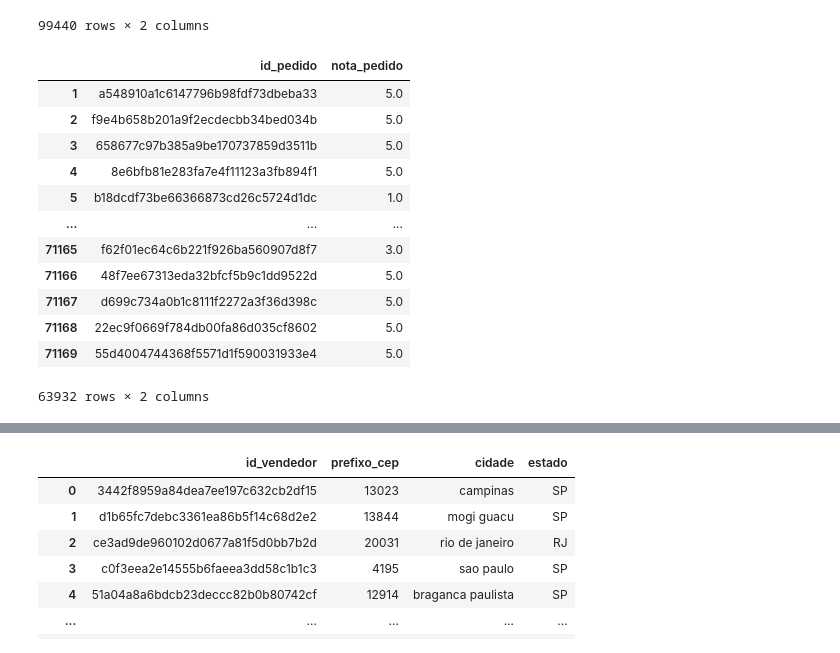
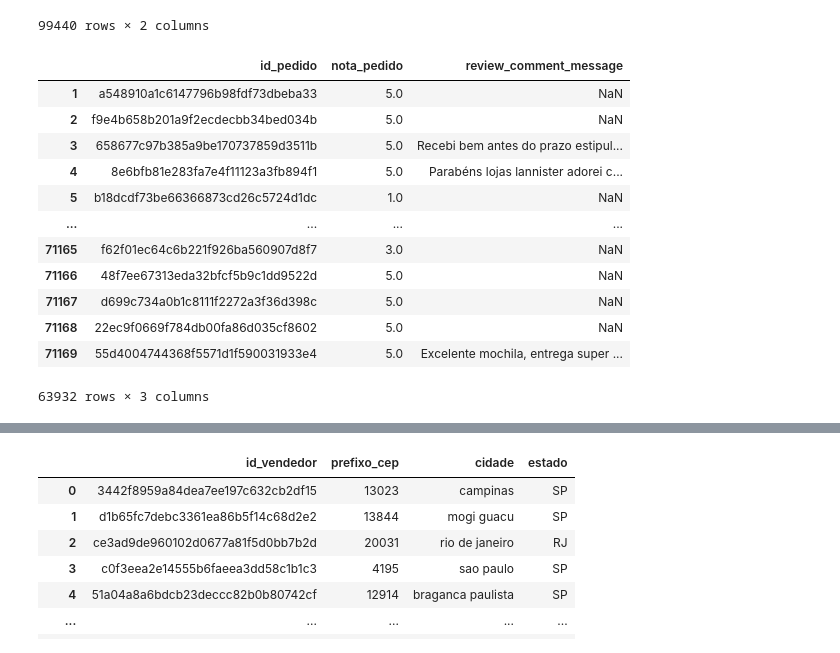
Before and after one commit to madusagii/Z-O, a Jupyter notebook: z-o.ipynb, the cells around one changed output, grey strips where cells are left out. Drawn from its saved outputs; the diff is of its cells as text; code cells hidden in the pictures.

```diff
--- a/z-o.ipynb
+++ b/z-o.ipynb
@@ -143,21 +150,21 @@ df_order_payments
 # %%
 #Área de Tratamento de df_order_reviews
 
-df_order_reviews = df_order_reviews.drop(columns = ['review_id', 'review_comment_title', 'review_comment_message', 'review_creation_date', 'review_answer_timestamp'])
+df_order_reviews = df_order_reviews.drop(columns = ['review_id', 'review_comment_title', 'review_creation_date', 'review_answer_timestamp'])
 df_order_reviews = df_order_reviews.rename(columns= {'order_id': 'id_pedido', 'review_score': 'nota_pedido'})
 df_order_reviews = df_order_reviews.drop_duplicates(subset = ['id_pedido']).dropna(subset = ['id_pedido', 'nota_pedido'])
 df_order_reviews
 # %% [output]
-|  | id_pedido | nota_pedido |
-| 1 | a548910a1c6147796b98fdf73dbeba33 | 5.0 |
-| 2 | f9e4b658b201a9f2ecdecbb34bed034b | 5.0 |
-| 3 | 658677c97b385a9be170737859d3511b | 5.0 |
-| 4 | 8e6bfb81e283fa7e4f11123a3fb894f1 | 5.0 |
-| 5 | b18dcdf73be66366873cd26c5724d1dc | 1.0 |
-| ... | ... | ... |
-| 71165 | f62f01ec64c6b221f926ba560907d8f7 | 3.0 |
-| 71166 | 48f7ee67313eda32bfcf5b9c1dd9522d | 5.0 |
-| 71167 | d699c734a0b1c8111f2272a3f36d398c | 5.0 |
-| 71168 | 22ec9f0669f784db00fa86d035cf8602 | 5.0 |
-| 71169 | 55d4004744368f5571d1f590031933e4 | 5.0 |
+|  | id_pedido | nota_pedido | review_comment_message |
+| 1 | a548910a1c6147796b98fdf73dbeba33 | 5.0 | NaN |
+| 2 | f9e4b658b201a9f2ecdecbb34bed034b | 5.0 | NaN |
+| 3 | 658677c97b385a9be170737859d3511b | 5.0 | Recebi bem antes do prazo estipul... |
+| 4 | 8e6bfb81e283fa7e4f11123a3fb894f1 | 5.0 | Parabéns lojas lannister adorei c... |
+| 5 | b18dcdf73be66366873cd26c5724d1dc | 1.0 | NaN |
+| ... | ... | ... | ... |
+| 71165 | f62f01ec64c6b221f926ba560907d8f7 | 3.0 | NaN |
+| 71166 | 48f7ee67313eda32bfcf5b9c1dd9522d | 5.0 | NaN |
+| 71167 | d699c734a0b1c8111f2272a3f36d398c | 5.0 | NaN |
+| 71168 | 22ec9f0669f784db00fa86d035cf8602 | 5.0 | NaN |
+| 71169 | 55d4004744368f5571d1f590031933e4 | 5.0 | Excelente mochila, entrega super ... |
-63932 rows × 2 columns
+63932 rows × 3 columns
```
Also changed, not shown: parts of 4 cells of this notebook, 1 other file.
